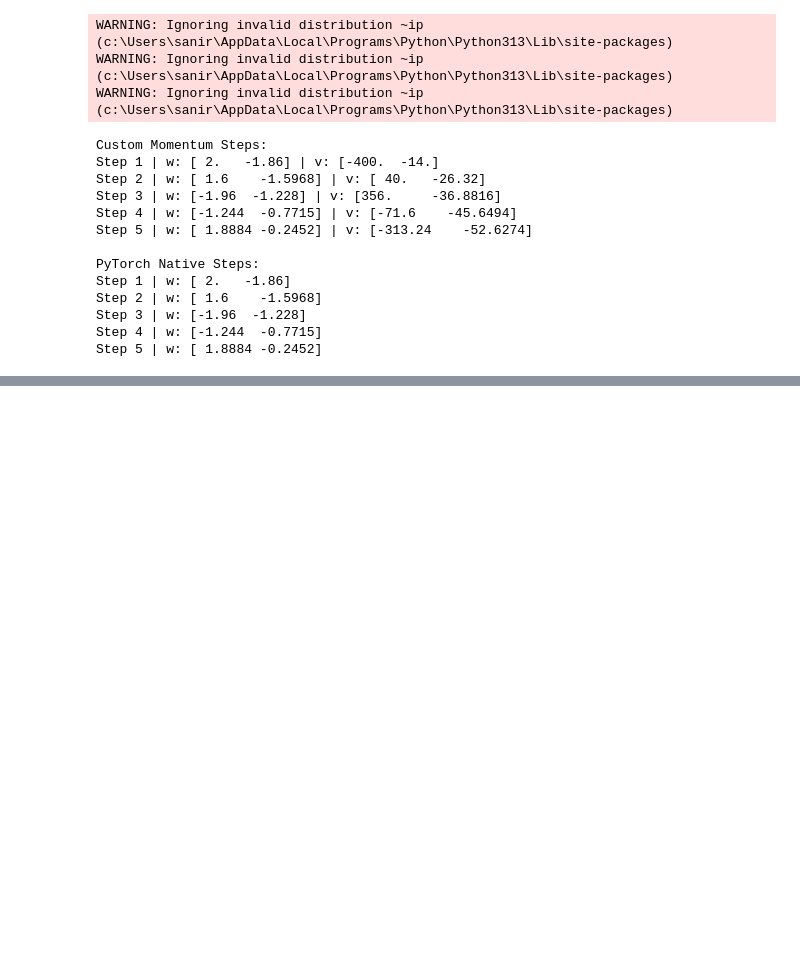
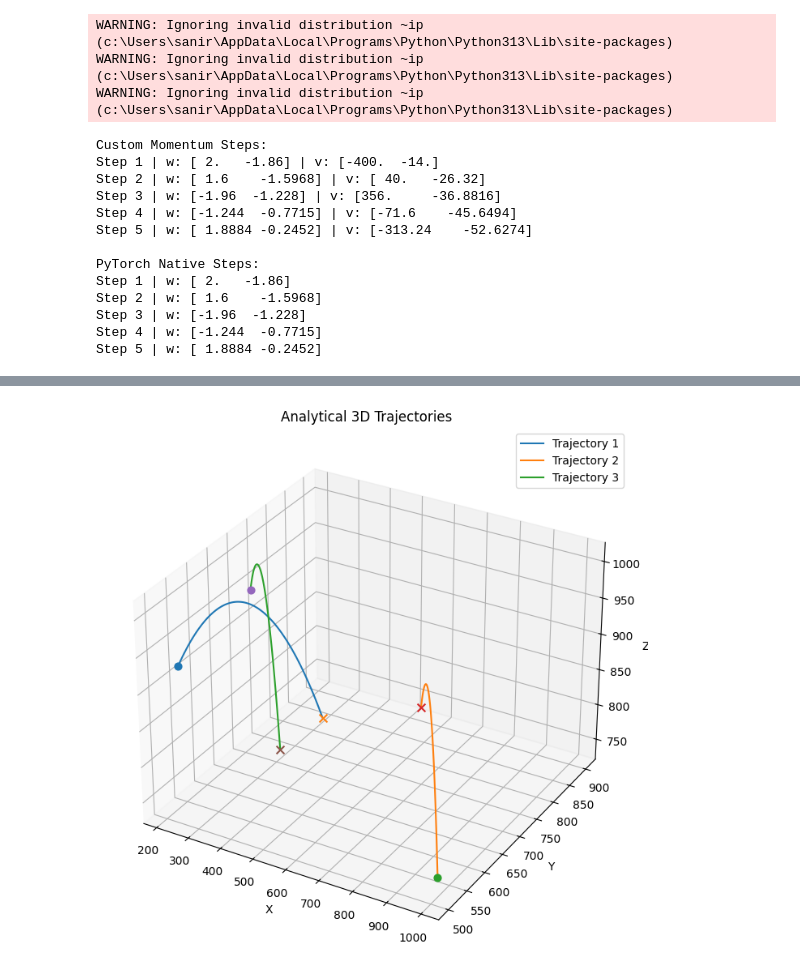
Before and after one commit to AnirbansarkarS/PINN-Research-notebooks, a Jupyter notebook: pytorch/test3.ipynb, the cells around one changed output, grey strips where cells are left out. Drawn from its saved outputs; the diff is of its cells as text; code cells hidden in the pictures; blank space fills up the shorter version.

```diff
--- a/pytorch/test3.ipynb
+++ b/pytorch/test3.ipynb
@@ -121,0 +161,26 @@ RuntimeError: operator torchvision::nms does not exist
+# %%
+import matplotlib.pyplot as plt
+from mpl_toolkits.mplot3d import Axes3D  # noqa: F401
+
+# Generate a smaller batch for visualization
+vis_traj = generate_analytical_trajectories(batch_size=3, seq_len=100, dt=0.1)
+time = torch.arange(vis_traj.shape[1], dtype=torch.float32) * 0.1
+
+fig = plt.figure(figsize=(10, 7))
+ax = fig.add_subplot(111, projection='3d')
+
+for i in range(vis_traj.shape[0]):
+    traj = vis_traj[i].detach().cpu().numpy()
+    ax.plot(traj[:, 0], traj[:, 1], traj[:, 2], label=f'Trajectory {i + 1}')
+    ax.scatter(traj[0, 0], traj[0, 1], traj[0, 2], marker='o', s=40)
+    ax.scatter(traj[-1, 0], traj[-1, 1], traj[-1, 2], marker='x', s=50)
+
+ax.set_title('Analytical 3D Trajectories')
+ax.set_xlabel('X')
+ax.set_ylabel('Y')
+ax.set_zlabel('Z')
+ax.legend()
+plt.tight_layout()
+plt.show()
+# %% [output]
+[figure, added]
```
Also changed, not shown: parts of 1 cell of this notebook.
